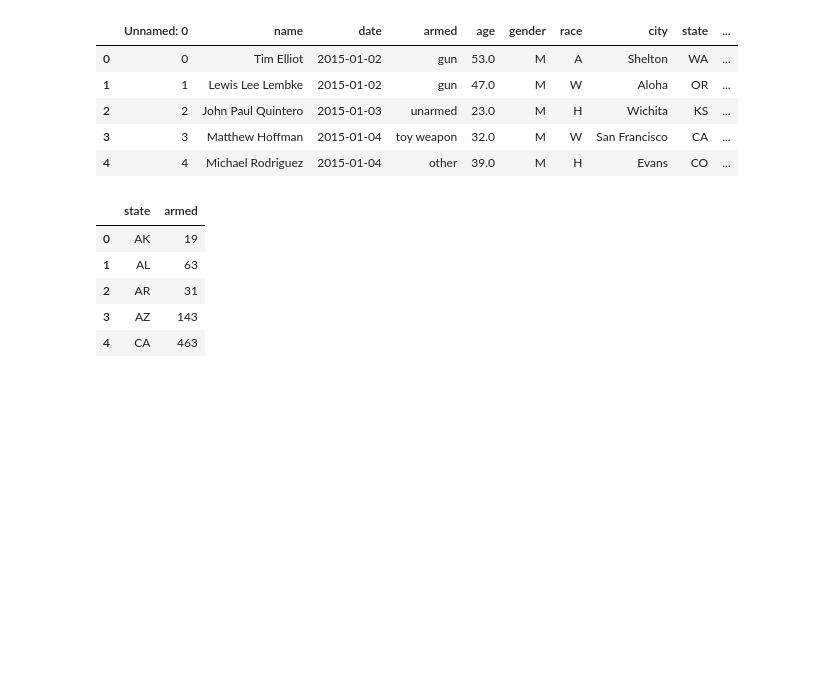
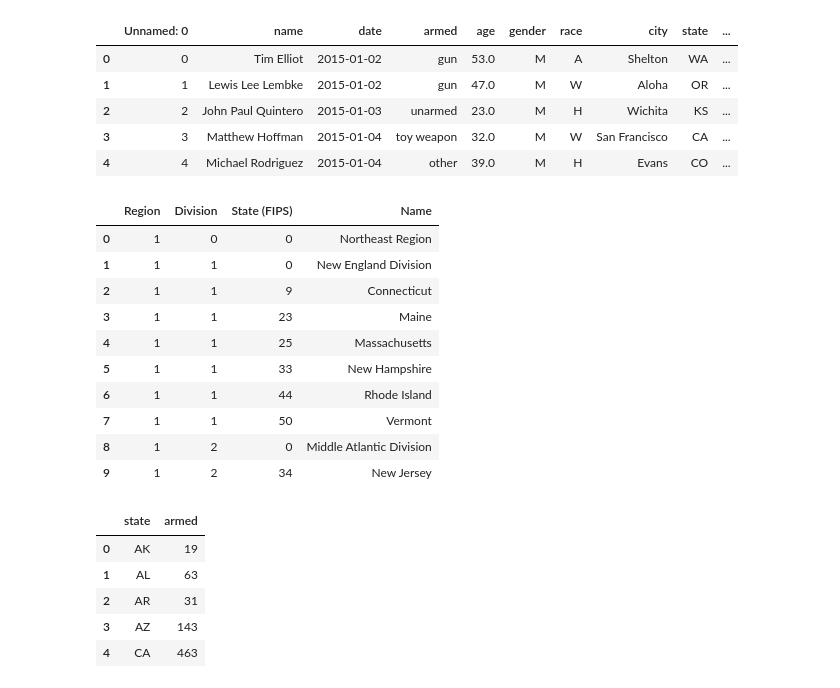
Before and after one commit to Sdailey40/CharlotteCrime, a Jupyter notebook: Project 1.ipynb, the cells around one changed output. Drawn from its saved outputs; the diff is of its cells as text; code cells hidden in the pictures; blank space fills up the shorter version.

```diff
--- a/Project 1.ipynb
+++ b/Project 1.ipynb
@@ -69,6 +68,21 @@ wapo.head()
 | 2 | 2 | John Paul Quintero | 2015-01-03 | unarmed | 23.0 | M | H | Wichita | KS | ... |
 | 3 | 3 | Matthew Hoffman | 2015-01-04 | toy weapon | 32.0 | M | W | San Francisco | CA | ... |
 | 4 | 4 | Michael Rodriguez | 2015-01-04 | other | 39.0 | M | H | Evans | CO | ... |
+# %%
+regions=pd.read_csv("state-geocodes-v2011.csv")
+regions.head(10)
+# %% [output]
+|  | Region | Division | State (FIPS) | Name |
+| 0 | 1 | 0 | 0 | Northeast Region |
+| 1 | 1 | 1 | 0 | New England Division |
+| 2 | 1 | 1 | 9 | Connecticut |
+| 3 | 1 | 1 | 23 | Maine |
+| 4 | 1 | 1 | 25 | Massachusetts |
+| 5 | 1 | 1 | 33 | New Hampshire |
+| 6 | 1 | 1 | 44 | Rhode Island |
+| 7 | 1 | 1 | 50 | Vermont |
+| 8 | 1 | 2 | 0 | Middle Atlantic Division |
+| 9 | 1 | 2 | 34 | New Jersey |
 # %%
 armed_df=wapo[["state", "armed"]]
 
```
Also changed, not shown: parts of 3 cells of this notebook, 1 other file.
